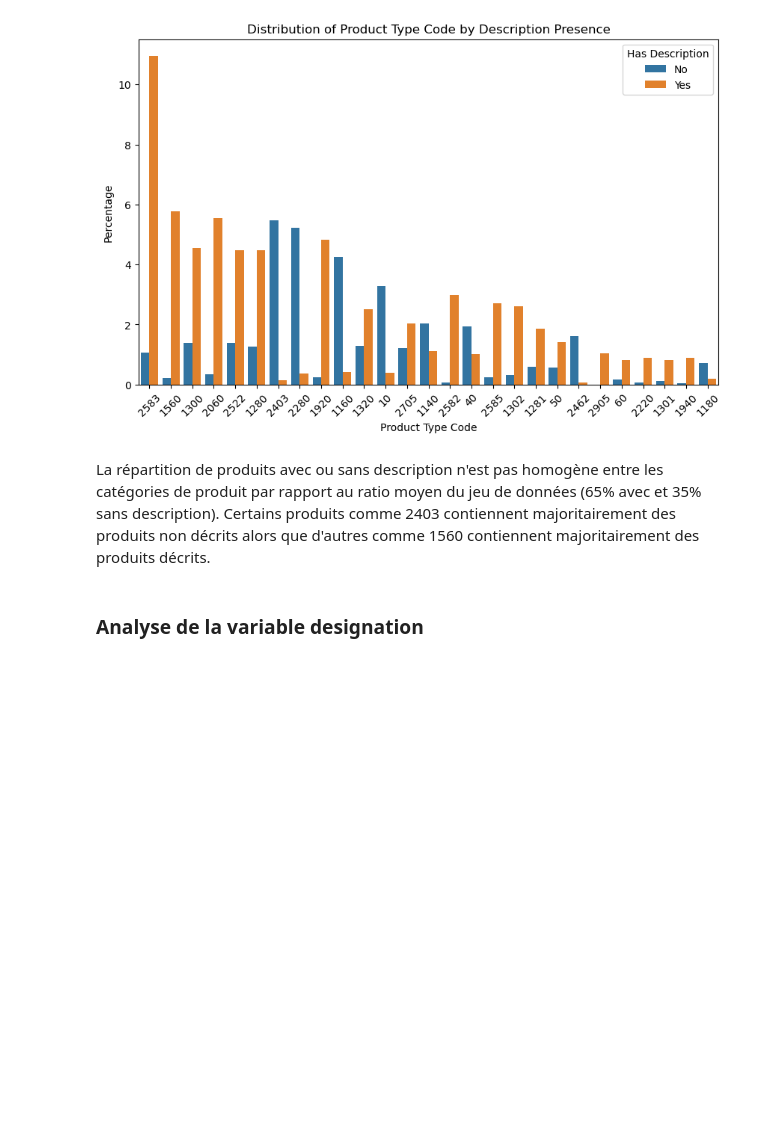
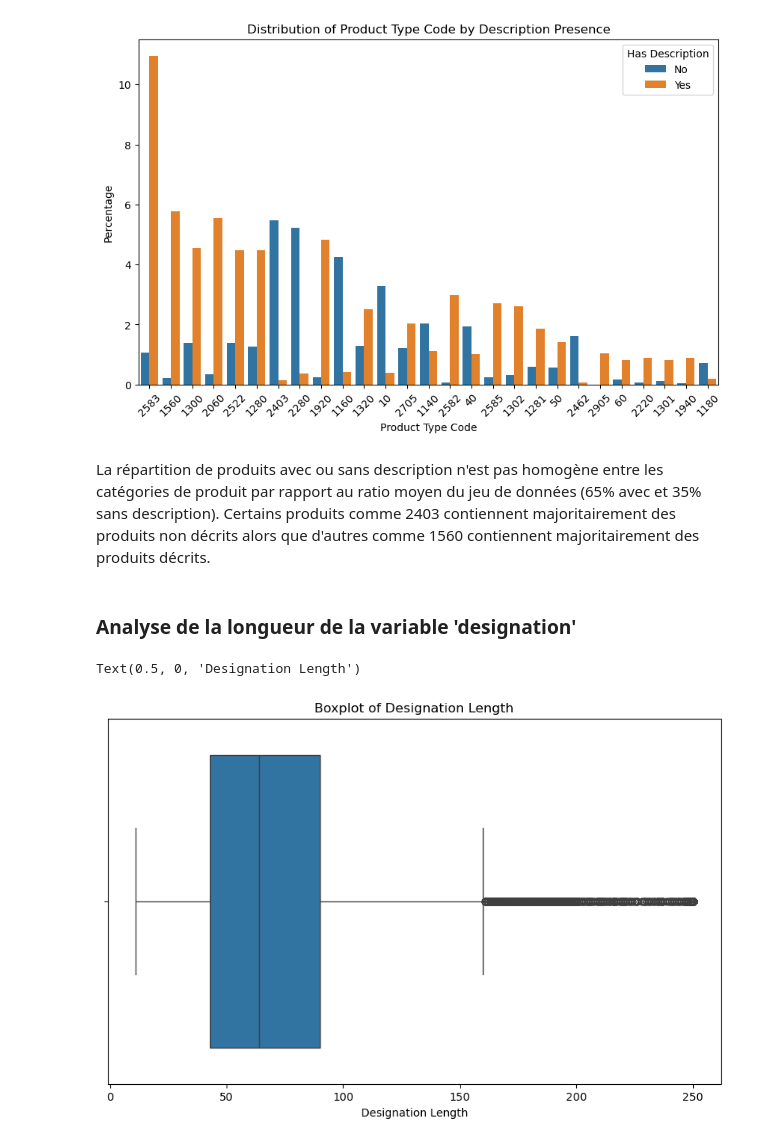
Before and after one commit to cramarokoto/datascientest-project-rakuten-product-classification, a Jupyter notebook: notebooks/exploratory_data_analysis.ipynb, the cells around one changed output. Cells and saved outputs as stored; diff of their text form; code cells hidden in the pictures; blank space fills up the shorter version.

```diff
--- a/notebooks/exploratory_data_analysis.ipynb
+++ b/notebooks/exploratory_data_analysis.ipynb
@@ -163,5 +169,17 @@ plt.show()
 # %% [markdown]
 La répartition de produits avec ou sans description n'est pas homogène entre les catégories de produit par rapport au ratio moyen du jeu de données (65% avec et 35% sans description).
 Certains produits comme 2403 contiennent majoritairement des produits non décrits alors que d'autres comme 1560 contiennent majoritairement des produits décrits.
-# %% [markdown]
-### Analyse de la variable designation
+# %% [markdown]
+### Analyse de la longueur de la variable 'designation'
+# %%
+X_train['designation_length'] = X_train['designation'].str.len()
+
+# Boxplot de la longueur de la variable 'designation'
+plt.figure(figsize=(10, 6))
+sns.boxplot(data=X_train, x='designation_length')
+
+plt.title('Boxplot of Designation Length')
+plt.xlabel('Designation Length')
+# %% [output]
+Text(0.5, 0, 'Designation Length')
+[figure, added]
```
Also changed, not shown: parts of 20 cells of this notebook, 1 other file.
